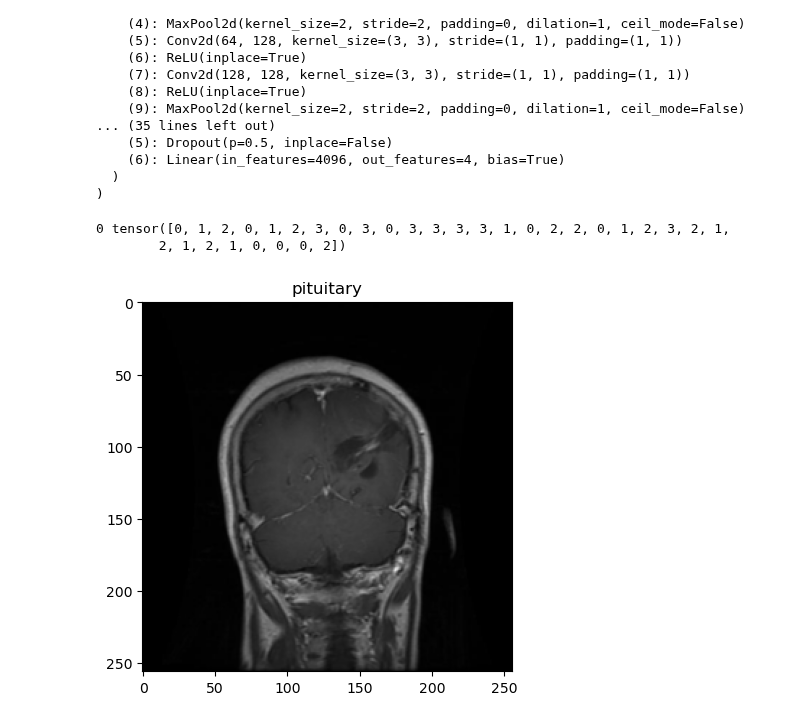
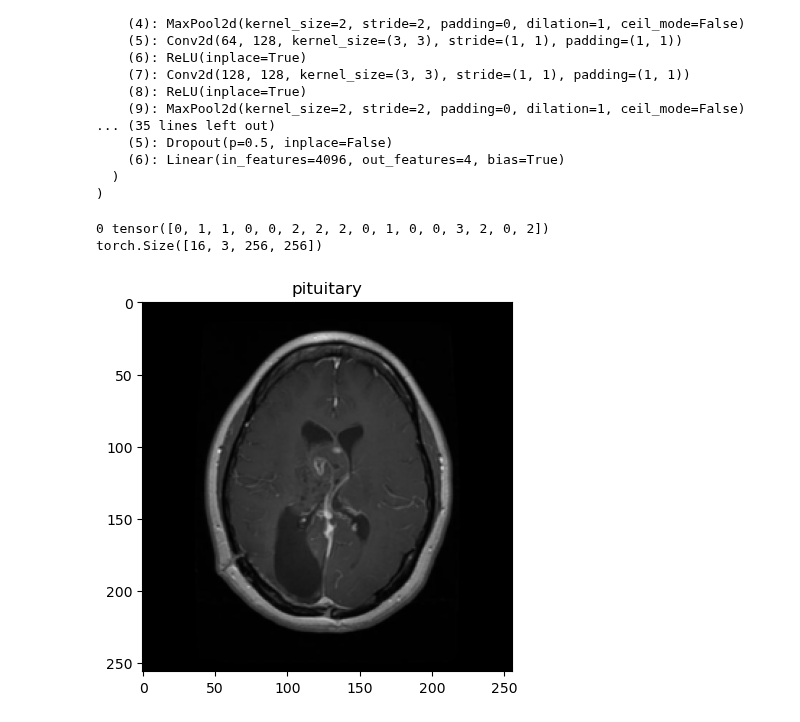
Before and after one commit to NicholasLeotta99/Neuromatch_BrainCancer, a Jupyter notebook: code/VGG19_Classifier_Test.ipynb, the cells around one changed output. Saved outputs shown, nothing was run; the diff lists cells and outputs as text; code cells hidden in the pictures.

```diff
--- a/code/VGG19_Classifier_Test.ipynb
+++ b/code/VGG19_Classifier_Test.ipynb
@@ -98,26 +98,31 @@ VGG(
 # %%
 # @title Dataset Generation
 #TODO - Verify labels correspond to classes
 data_transf = transforms.Compose([
 transforms.Resize((256, 256)),
 transforms.ToTensor()])
 
 TrainingDataset = ImageFolder(root='./Training/', transform=data_transf)#, transform=torchvision.models.VGG19_Weights.IMAGENET1K_V1.transforms)
-TrainingLoader = DataLoader(TrainingDataset, batch_size=32, shuffle=True)
+TrainingLoader = DataLoader(TrainingDataset, batch_size=16, shuffle=True)
 
 ValidationDataset = ImageFolder(root='./Validation/', transform=data_transf)#, transform=torchvision.models.VGG19_Weights.IMAGENET1K_V1.transforms)
-ValidationLoader = DataLoader(ValidationDataset, batch_size=32, shuffle=True)
+ValidationLoader = DataLoader(ValidationDataset, batch_size=16, shuffle=True)
+
+TestDataset = ImageFolder(root='./Testing/', transform=data_transf)#, transform=torchvision.models.VGG19_Weights.IMAGENET1K_V1.transforms)
+TestLoader = DataLoader(TestDataset, batch_size=16, shuffle=True)
+
 classes = os.listdir('./Training/')
 for batch_number , (images, labels) in enumerate(TrainingLoader):
   print(batch_number, labels)
+  print(images.shape)
   plt.imshow(torch.moveaxis(images[0], 0, -1))
   plt.title(classes[labels[0]])
   plt.show()
   break
 # %% [output]
-0 tensor([0, 1, 2, 0, 1, 2, 3, 0, 3, 0, 3, 3, 3, 3, 1, 0, 2, 2, 0, 1, 2, 3, 2, 1,
-        2, 1, 2, 1, 0, 0, 0, 2])
+0 tensor([0, 1, 1, 0, 0, 2, 2, 2, 0, 1, 0, 0, 3, 2, 0, 2])
+torch.Size([16, 3, 256, 256])
-[figure, old version]
+[figure, new version]
 # %%
 # Cross Entropy Loss for categorization
 loss_fn = torch.nn.CrossEntropyLoss()
```
Also changed, not shown: parts of 5 cells of this notebook.
